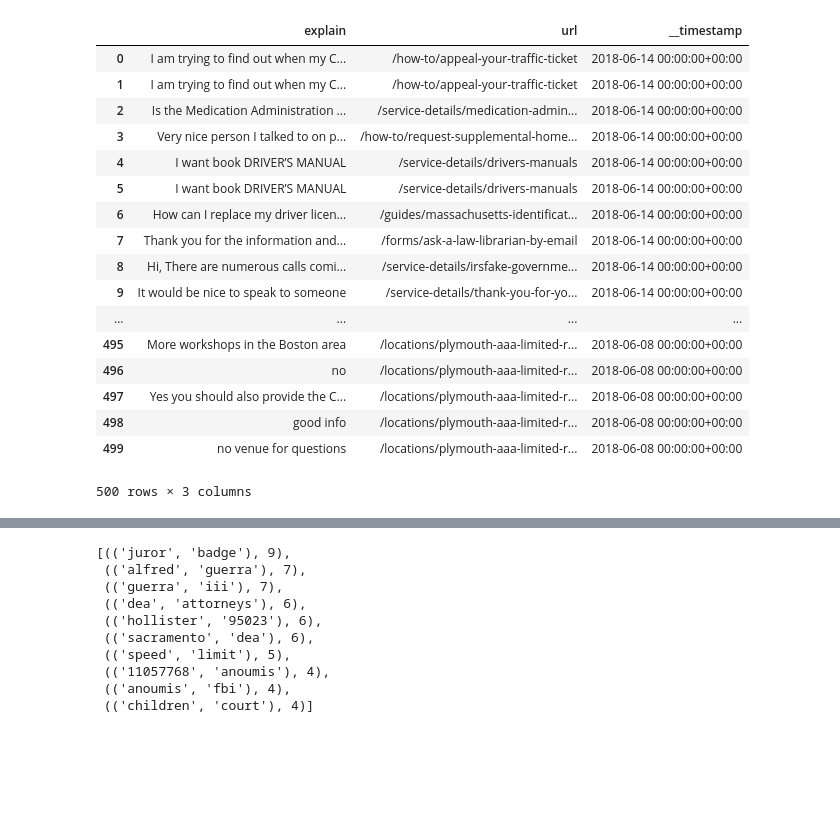
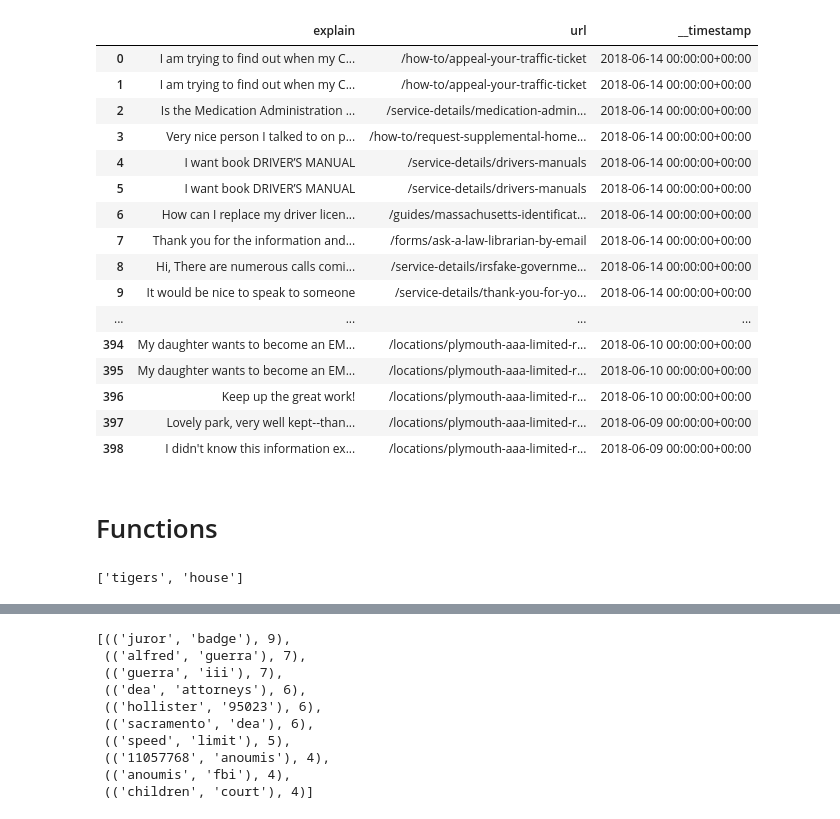
Before and after one commit to natashamathur/EOTSS, a Jupyter notebook: Feedback Preliminary.ipynb, the cells around one changed output, grey strips where cells are left out. Drawn from its saved outputs; the diff is of its cells as text; code cells hidden in the pictures; blank space fills up the shorter version.

```diff
--- a/Feedback Preliminary.ipynb
+++ b/Feedback Preliminary.ipynb
@@ -3,23 +5,24 @@ import pandas as pd
 # %%
 main = pd.read_csv('feedback500.csv')
 # %%
-main
+main.style
 # %% [output]
 |  | explain | url | __timestamp |
 | 0 | I am trying to find out when my C... | /how-to/appeal-your-traffic-ticket | 2018-06-14 00:00:00+00:00 |
 | 1 | I am trying to find out when my C... | /how-to/appeal-your-traffic-ticket | 2018-06-14 00:00:00+00:00 |
 | 2 | Is the Medication Administration ... | /service-details/medication-admin... | 2018-06-14 00:00:00+00:00 |
 | 3 | Very nice person I talked to on p... | /how-to/request-supplemental-home... | 2018-06-14 00:00:00+00:00 |
 | 4 | I want book DRIVER’S MANUAL | /service-details/drivers-manuals | 2018-06-14 00:00:00+00:00 |
 | 5 | I want book DRIVER’S MANUAL | /service-details/drivers-manuals | 2018-06-14 00:00:00+00:00 |
 | 6 | How can I replace my driver licen... | /guides/massachusetts-identificat... | 2018-06-14 00:00:00+00:00 |
 | 7 | Thank you for the information and... | /forms/ask-a-law-librarian-by-email | 2018-06-14 00:00:00+00:00 |
 | 8 | Hi, There are numerous calls comi... | /service-details/irsfake-governme... | 2018-06-14 00:00:00+00:00 |
 | 9 | It would be nice to speak to someone | /service-details/thank-you-for-yo... | 2018-06-14 00:00:00+00:00 |
 | ... | ... | ... | ... |
-| 495 | More workshops in the Boston area | /locations/plymouth-aaa-limited-r... | 2018-06-08 00:00:00+00:00 |
-| 496 | no | /locations/plymouth-aaa-limited-r... | 2018-06-08 00:00:00+00:00 |
-| 497 | Yes you should also provide the C... | /locations/plymouth-aaa-limited-r... | 2018-06-08 00:00:00+00:00 |
-| 498 | good info | /locations/plymouth-aaa-limited-r... | 2018-06-08 00:00:00+00:00 |
-| 499 | no venue for questions | /locations/plymouth-aaa-limited-r... | 2018-06-08 00:00:00+00:00 |
+| 394 | My daughter wants to become an EM... | /locations/plymouth-aaa-limited-r... | 2018-06-10 00:00:00+00:00 |
+| 395 | My daughter wants to become an EM... | /locations/plymouth-aaa-limited-r... | 2018-06-10 00:00:00+00:00 |
+| 396 | Keep up the great work! | /locations/plymouth-aaa-limited-r... | 2018-06-10 00:00:00+00:00 |
+| 397 | Lovely park, very well kept--than... | /locations/plymouth-aaa-limited-r... | 2018-06-09 00:00:00+00:00 |
+| 398 | I didn't know this information ex... | /locations/plymouth-aaa-limited-r... | 2018-06-09 00:00:00+00:00 |
-500 rows × 3 columns
+# %% [markdown]
+# Functions
@@ -25,0 +40,4 @@ main
+# %%
+process("There are 5 tigers outside my house!")
+# %% [output]
+['tigers', 'house']
```
Also changed, not shown: parts of 28 cells of this notebook.
